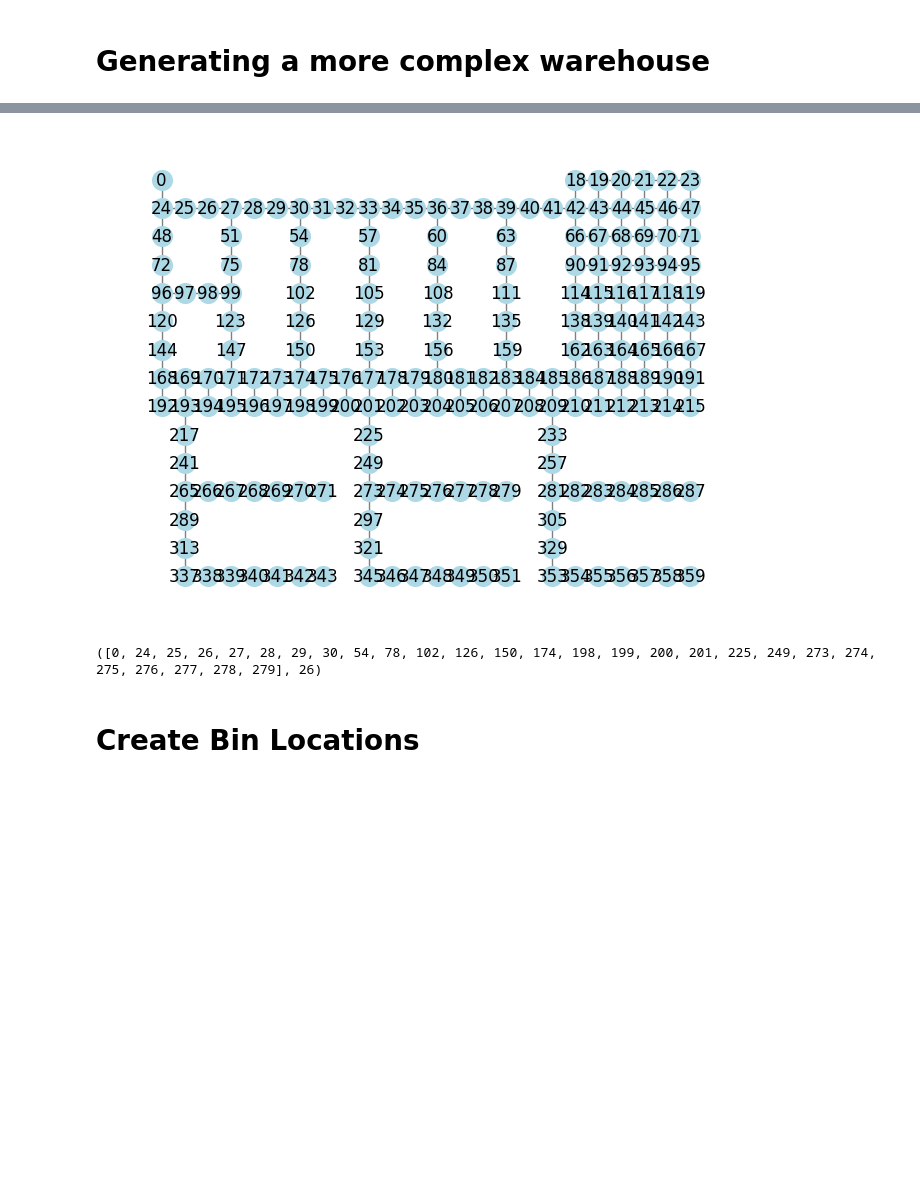
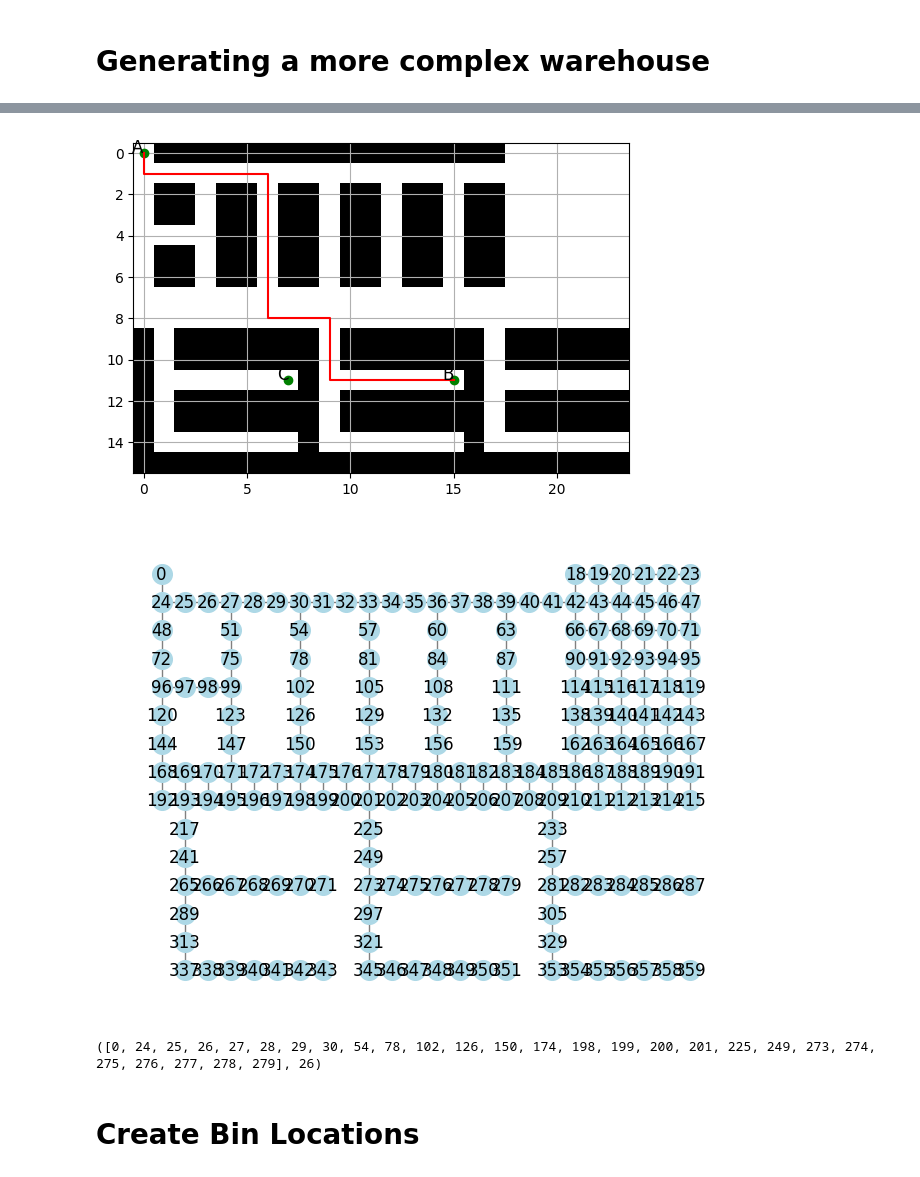
Before and after one commit to coleandreoli/warehouseTSP, a Jupyter notebook: warehouse_data.ipynb, the cells around one changed output, grey strips where cells are left out. Drawn from its saved outputs; the diff is of its cells as text; code cells hidden in the pictures; blank space fills up the shorter version.

```diff
--- a/warehouse_data.ipynb
+++ b/warehouse_data.ipynb
@@ -228,7 +228,7 @@ class Grid:
         ][1:]
         return tsp_route, tsp_distance, pickup_order
 
-    def plot(self, path=None):
+    def plot(self, path: list=None):
         plt.imshow(self.grid, cmap="gray")
         plt.grid(True)
 
@@ -280,19 +281,20 @@ path
 # %%
 grid = np.loadtxt("static/fruteria.csv", delimiter=",", dtype=int)
 %matplotlib inline
 waypoints = {
     "A": (0, 0),
     "B": (15, 11),
     "C": (7, 11),
 }
 
 g = Grid(grid, waypoints)
 path = g.find_path("A", "B")
-# g.plot(path)
+g.plot(path[0])
 g.plot_graph()
 print(path)
 # %% [output]
-[figure, old version]
+[figure, new version]
+[figure, added]
 ([0, 24, 25, 26, 27, 28, 29, 30, 54, 78, 102, 126, 150, 174, 198, 199, 200, 201, 225, 249, 273, 274, 275, 276, 277, 278, 279], 26)
 # %% [markdown]
 # Create Bin Locations
```
Also changed, not shown: parts of 2 cells of this notebook.
